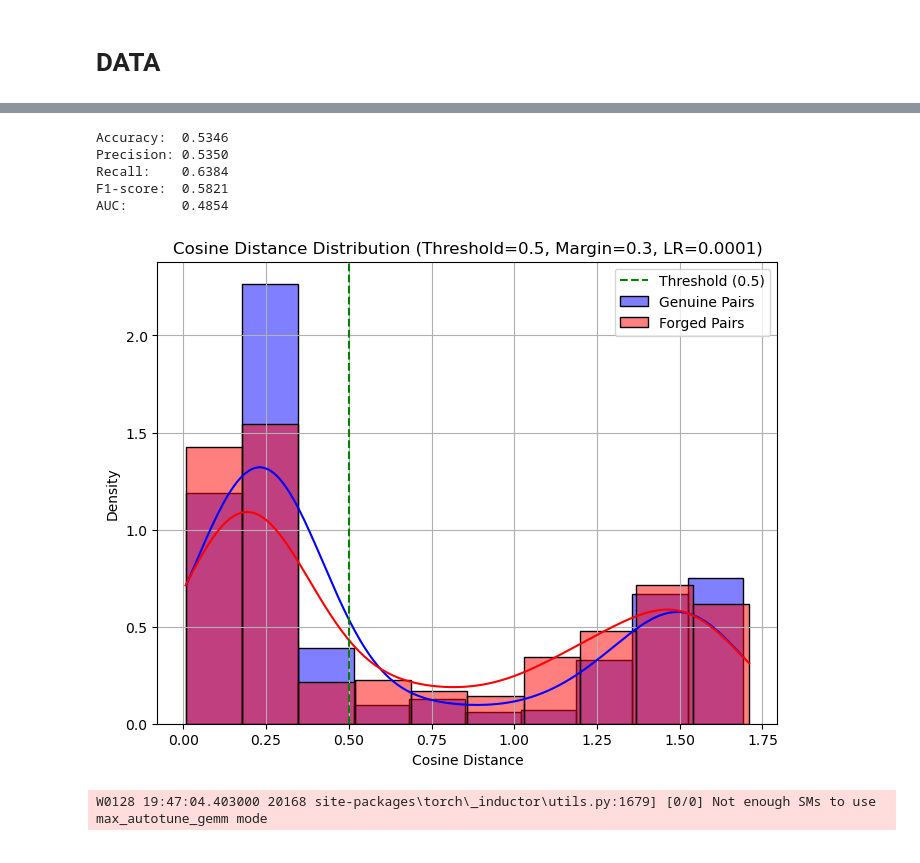
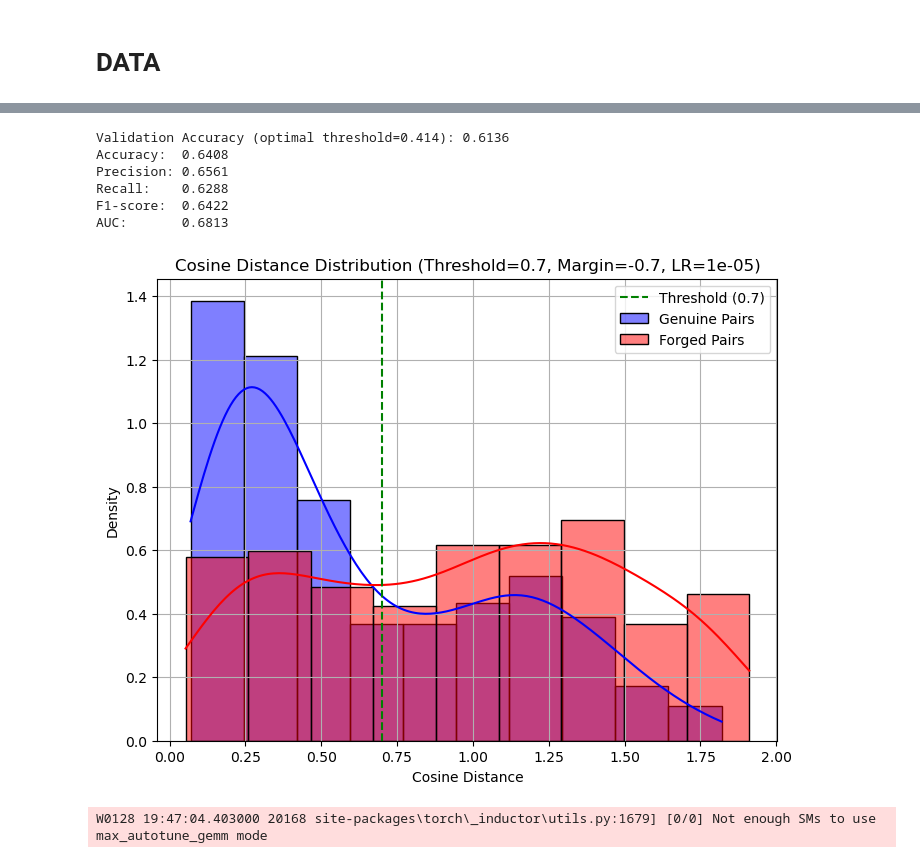
Before and after one commit to Sujan-13/Signature_Verification2, a Jupyter notebook: test_gpu-Copy4.ipynb, the cells around one changed output, grey strips where cells are left out. Drawn from its saved outputs; the diff is of its cells as text; code cells hidden in the pictures.

```diff
--- a/test_gpu-Copy4.ipynb
+++ b/test_gpu-Copy4.ipynb
@@ -178,7 +178,7 @@ testdataset = SignatureVerificationTestDataset(
     ques_extract_path,
     transform=transform
 )
-test_size = int(0.8 * len(testdataset))
+test_size = int(0.6 * len(testdataset))
 val_size = len(testdataset) - test_size
 
 test_dataset, val_dataset = random_split(testdataset,[test_size,val_size])
@@ -258,21 +258,35 @@ class SiameseCNN(nn.Module):
         return emb1
 # %%
 class ContrastiveLoss(nn.Module):
-    def __init__(self, margin=1.0):
+    def __init__(self, margin=0.3):
         super(ContrastiveLoss, self).__init__()
         self.margin = margin
 
     def forward(self, emb1, emb2, label):
-        cos_sim = F.cosine_similarity(emb1, emb2)
+        cos_sim = torch.clamp(F.cosine_similarity(emb1, emb2),min=-1,max=1)
         pos = label*torch.pow(1-cos_sim,2)
-        neg = (1-label)*torch.pow(F.relu(cos_sim-margin),2)
+        neg = (1-label)*torch.pow(F.relu(cos_sim-self.margin),2)
         return (pos + neg).mean()
 # %%
 plt.close('all')  # Close all open figuresos.makedirs('saved_models', exist_ok=True)
-margin=0.3
-lr=0.0001
-threshold=0.5
+margin=-0.7
+lr=0.00001
+threshold=0.7
 model=SiameseCNN()
 model = torch.compile(model, mode="reduce-overhead")   # or "default"
 model = model.to(device)
+# %%
+import torch.optim.lr_scheduler as lr_scheduler
+criterion = ContrastiveLoss(margin=margin)
+optimizer = torch.optim.AdamW(model.parameters(), lr=lr, weight_decay=1e-5)  # AdamW > Adam
+scaler = GradScaler()
+# After optimizer definition
+scheduler = lr_scheduler.ReduceLROnPlateau(
+    optimizer,
+    mode='min',       # 'min' for minimizing loss; use 'max' if monitoring accuracy
+    factor=0.1,       # Multiply lr by this (e.g., 0.0001 → 0.00001)
+    patience=3,
+    threshold=0,   # Wait this many epochs without improvement
+    min_lr=1e-6       # Optional: Minimum lr to stop reducing below
+)
 # %%
@@ -417,15 +485,15 @@ correct = 0
 total = 0
 cosine_sim_all = []
 labels_all = []
-emb1_array=[]
 with torch.no_grad():
     for img1_array, img2, labels in val_loader:
+        emb1_array=[]
         for img1 in img1_array:
             img1 = img1.to(device, non_blocking=True)
             with autocast("cuda", dtype=torch.bfloat16):
                 emb1 = model(img1)
                 emb1_array.append(emb1)
-        emb1=torch.cat(emb1_array,dim=0).mean(dim=0)
+        emb1=torch.cat(emb1_array,dim=0).mean(dim=0,keepdim=True)
 
         img2 = img2.to(device, non_blocking=True)
         labels = labels.to(device, non_blocking=True)
@@ -443,39 +511,47 @@ with torch.no_grad():
     labels_all = torch.cat(labels_all)
     y_true = labels_all.cpu().numpy()
     y_pred = (cosine_sim_all.cpu().numpy() < threshold).astype(int)
+
+    fpr, tpr, thresholds = roc_curve(y_true, 1 - cosine_sim_all.cpu().numpy())
+    optimal_idx = np.argmax(tpr - fpr)
+    optimal_threshold = thresholds[optimal_idx]
+
+    y_pred_optimal = (cosine_sim_all.cpu().numpy() < optimal_threshold).astype(int)
+    print(f"Validation Accuracy (optimal threshold={optimal_threshold:.3f}): {accuracy_score(y_true, y_pred_optimal):.4f}")
 
     print(f"Accuracy:  {accuracy_score(y_true, y_pred):.4f}")
     print(f"Precision: {precision_score(y_true, y_pred):.4f}")
     print(f"Recall:    {recall_score(y_true, y_pred):.4f}")
     print(f"F1-score:  {f1_score(y_true, y_pred):.4f}")
     print(f"AUC:       {roc_auc_score(y_true, 1-cosine_sim_all.cpu().numpy()):.4f}")
 
     # Histogram
     indices = np.random.permutation(total)[:1000]
     cosine_sim_np = cosine_sim_all[indices].cpu().numpy()
     labels_np = labels_all[indices].cpu().numpy()
     cosine_sim_genuine = cosine_sim_np[labels_np == 1].tolist()
     cosine_sim_forged = cosine_sim_np[labels_np == 0].tolist()
 
     plt.figure(figsize=(8, 6))
     sns.histplot(cosine_sim_genuine, color='blue', label='Genuine Pairs', kde=True, stat='density')
     sns.histplot(cosine_sim_forged, color='red', label='Forged Pairs', kde=True, stat='density')
     plt.axvline(x=threshold, color='green', linestyle='--', label=f'Threshold ({threshold})')
     plt.xlabel('Cosine Distance')
     plt.ylabel('Density')
     plt.title(f'Cosine Distance Distribution (Threshold={threshold}, Margin={margin}, LR={lr})')
     plt.legend()
     plt.grid(True)
     # plt.savefig(f"second_saved_models/saved_models/LENET/cosine_sim/cosine_similarity_distribution_threshold_{threshold}_{margin}_{lr}.png")
     plt.show()  # Display the plot
     plt.close()
 # %% [output]
-Accuracy:  0.5346
-Precision: 0.5350
-Recall:    0.6384
-F1-score:  0.5821
-AUC:       0.4854
+Validation Accuracy (optimal threshold=0.414): 0.6136
+Accuracy:  0.6408
+Precision: 0.6561
+Recall:    0.6288
+F1-score:  0.6422
+AUC:       0.6813
-[figure, old version]
+[figure, new version]
 # %%
 # model_path = f"second_saved_models/savedmodels/dropoutCNN/siamese_margin{margin}_size64_dropout4_lr{lr}.pt"
 # model.load_state_dict(torch.load(model_path, map_location=device))
```
Also changed, not shown: parts of 3 cells of this notebook, 2 other files.
